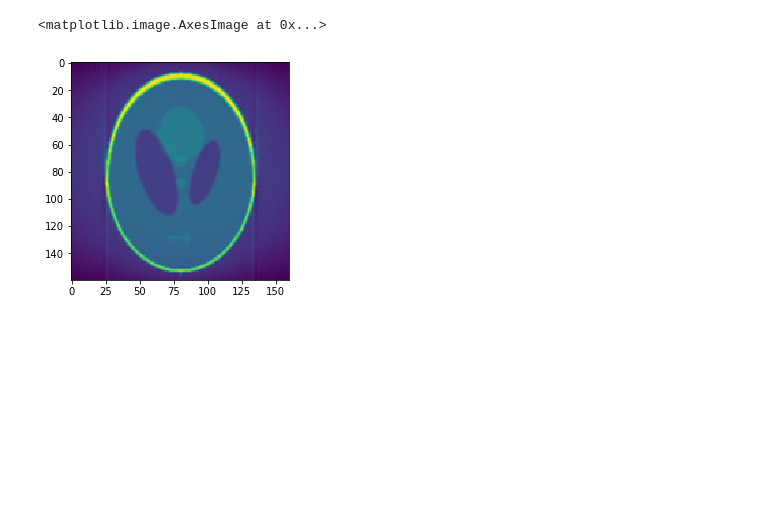
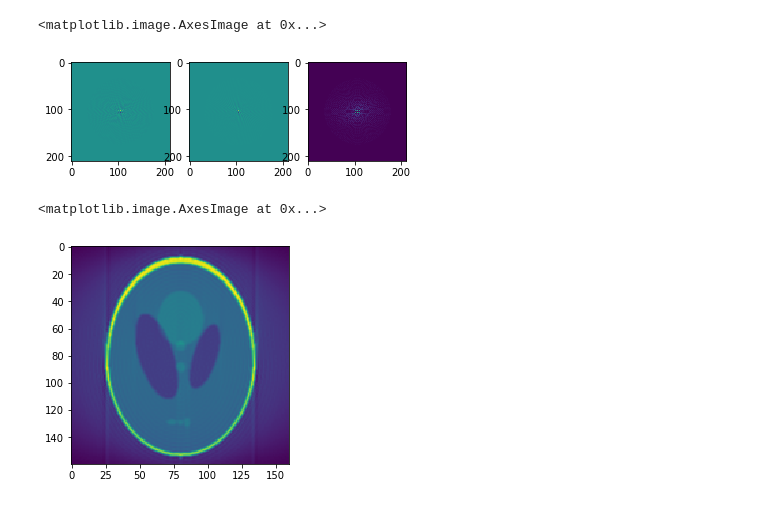
Before and after one commit to Varato/image_recon, a Jupyter notebook: recon_algo_study.ipynb, the cells around one changed output. Drawn from its saved outputs; the diff is of its cells as text; code cells hidden in the pictures; blank space fills up the shorter version.

```diff
--- a/recon_algo_study.ipynb
+++ b/recon_algo_study.ipynb
@@ -182 +198,9 @@ thetas = np.asarray(thetas, dtype = np.float64)
+# %%
+fig, (ax1, ax2, ax3) = plt.subplots(ncols=3)
+ax1.imshow(ft_origin.imag)
+ax2.imshow(model.imag)
+ax3.imshow(np.abs((ft_origin - model).imag))
+# %% [output]
+<matplotlib.image.AxesImage at 0x...>
+[figure, added]
 # %%
```
Also changed, not shown: parts of 30 cells of this notebook.
